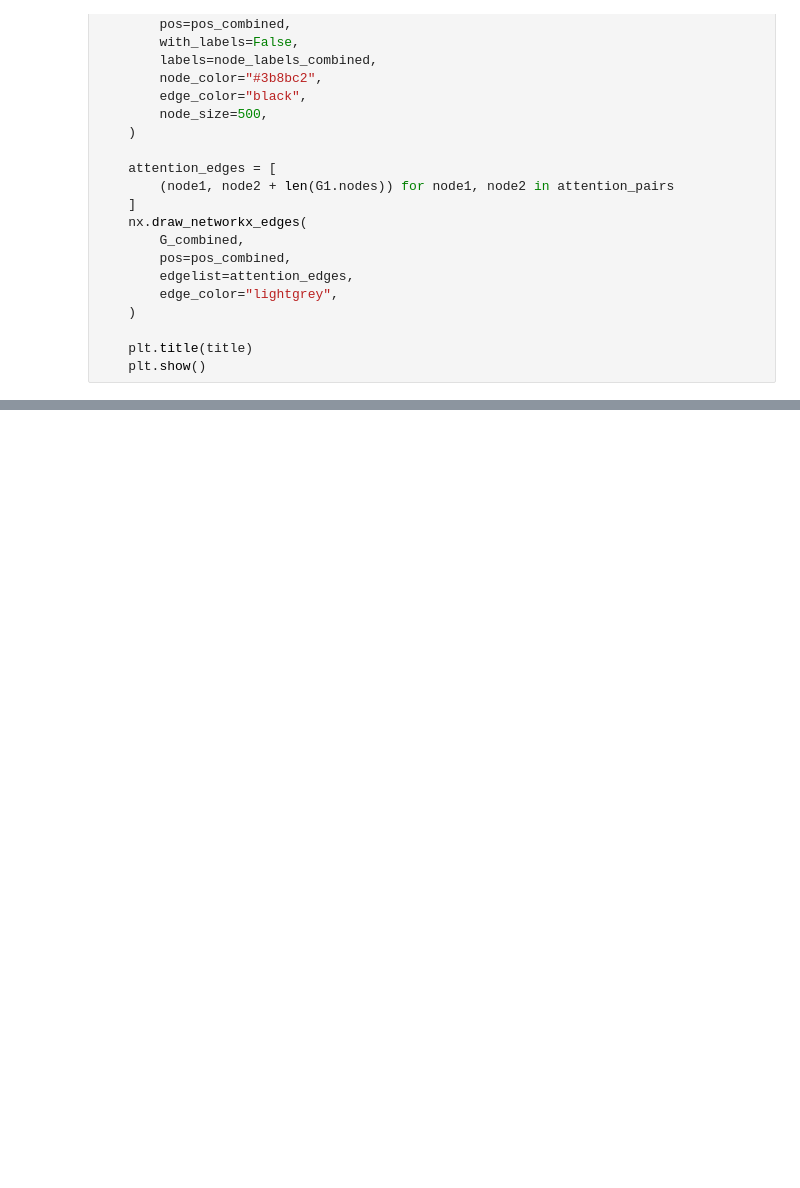
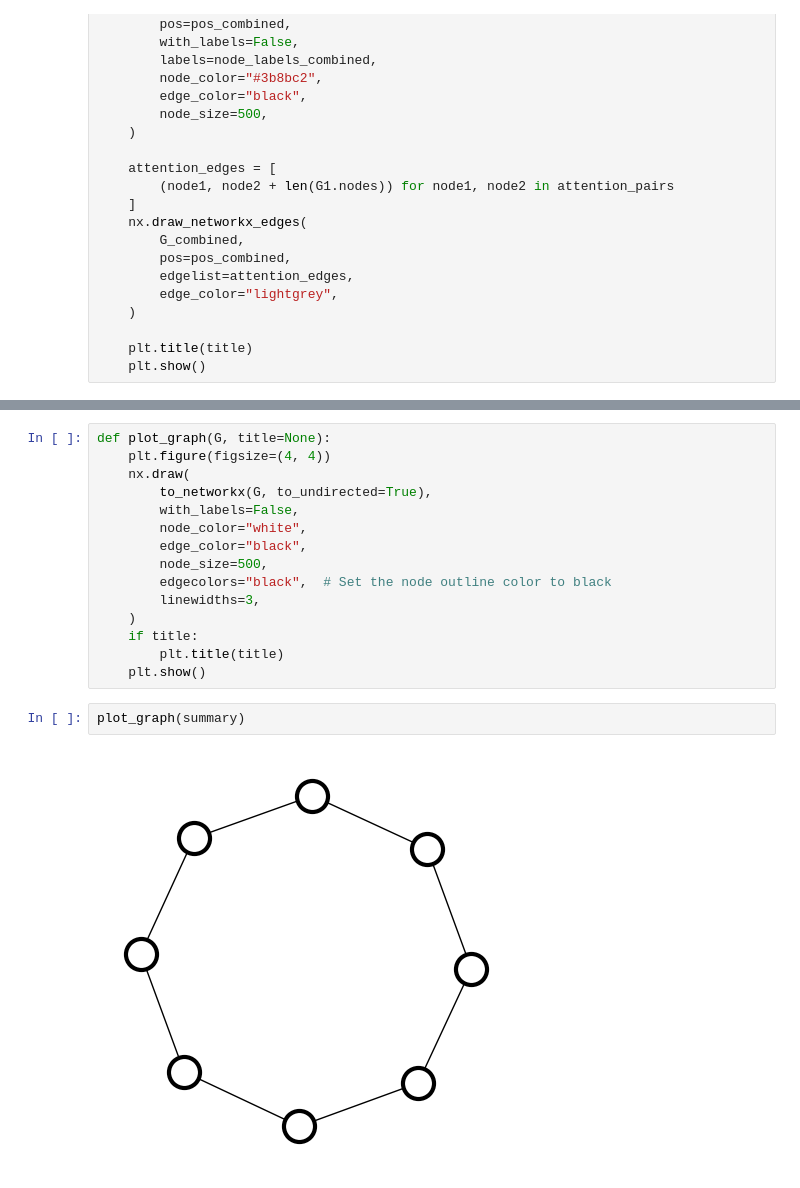
Before and after one commit to tsimiho/gmn, a Jupyter notebook: plots.ipynb, the cells around one changed output, grey strips where cells are left out. Drawn from its saved outputs; the diff is of its cells as text; blank space fills up the shorter version.

```diff
--- a/plots.ipynb
+++ b/plots.ipynb
@@ -542,0 +556,19 @@ plot_attentions_mutag(graph1, graph2, mp, pos=pos)
+# %%
+def plot_graph(G, title=None):
+    plt.figure(figsize=(4, 4))
+    nx.draw(
+        to_networkx(G, to_undirected=True),
+        with_labels=False,
+        node_color="white",
+        edge_color="black",
+        node_size=500,
+        edgecolors="black",  # Set the node outline color to black
+        linewidths=3,
+    )
+    if title:
+        plt.title(title)
+    plt.show()
+# %%
+plot_graph(summary)
+# %% [output]
+[figure, added]
```
Also changed, not shown: parts of 9 cells of this notebook, 5 other files.
